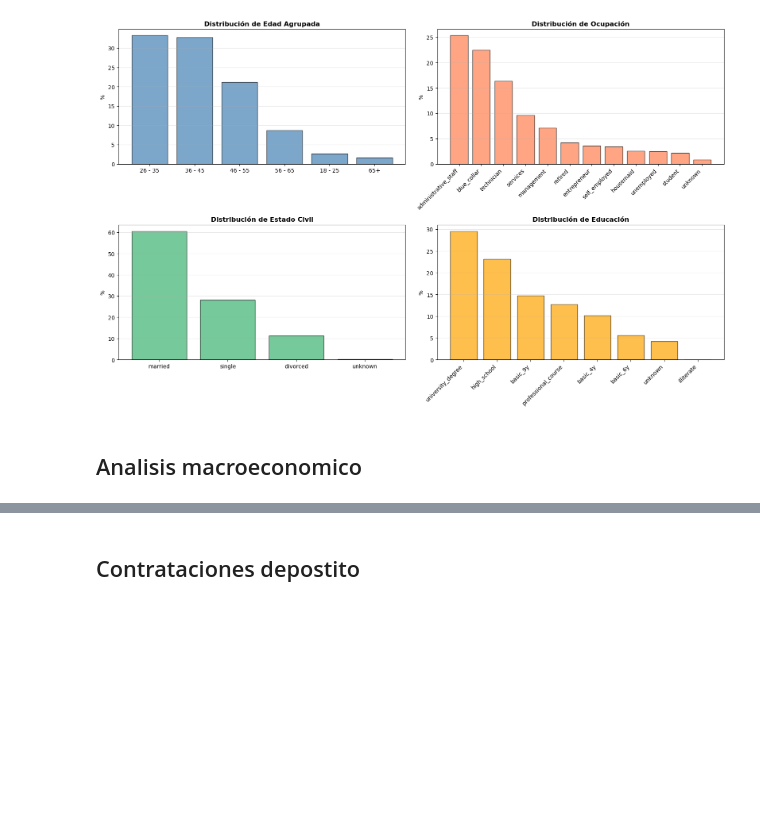
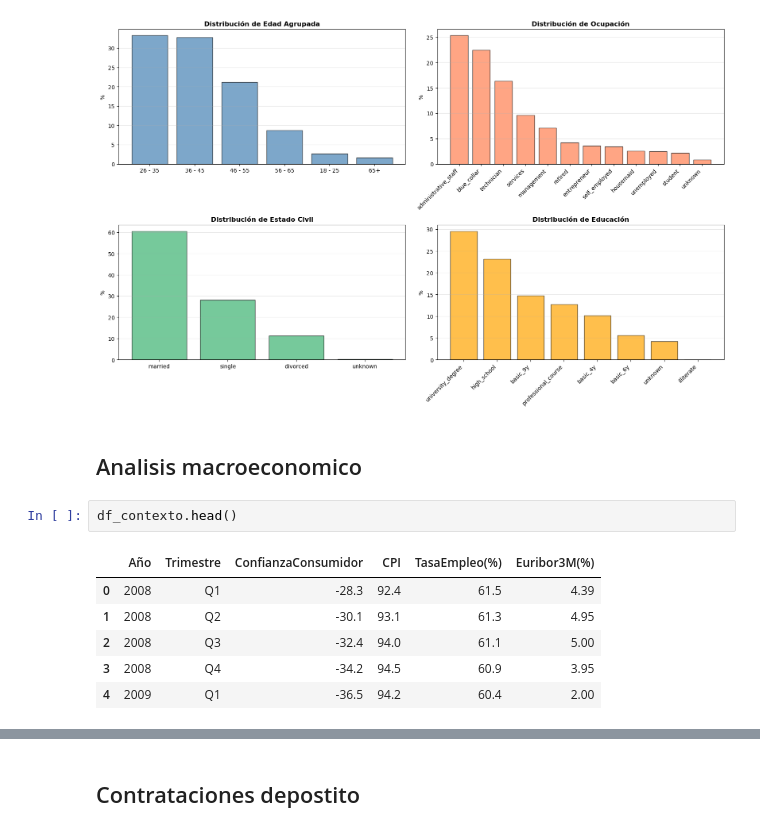
Before and after one commit to pablomaster99/Proyecto-Final-Nuclio-Finetech, a Jupyter notebook: Grupo_1_Analisis_Fintech.ipynb, the cells around one changed output, grey strips where cells are left out. Drawn from its saved outputs; the diff is of its cells as text; blank space fills up the shorter version.

```diff
--- a/Grupo_1_Analisis_Fintech.ipynb
+++ b/Grupo_1_Analisis_Fintech.ipynb
@@ -305,5 +295,14 @@ plt.show()
 [figure]
 # %% [markdown]
 ## Analisis macroeconomico
+# %%
+df_contexto.head()
+# %% [output]
+|  | Año | Trimestre | ConfianzaConsumidor | CPI | TasaEmpleo(%) | Euribor3M(%) |
+| 0 | 2008 | Q1 | -28.3 | 92.4 | 61.5 | 4.39 |
+| 1 | 2008 | Q2 | -30.1 | 93.1 | 61.3 | 4.95 |
+| 2 | 2008 | Q3 | -32.4 | 94.0 | 61.1 | 5.00 |
+| 3 | 2008 | Q4 | -34.2 | 94.5 | 60.9 | 3.95 |
+| 4 | 2009 | Q1 | -36.5 | 94.2 | 60.4 | 2.00 |
 # %%
 # Añadimos columna fecha para concatenar en la misma columna año y trimestre y despues graficar.
```
Also changed, not shown: parts of 23 cells of this notebook, 4 other files.
